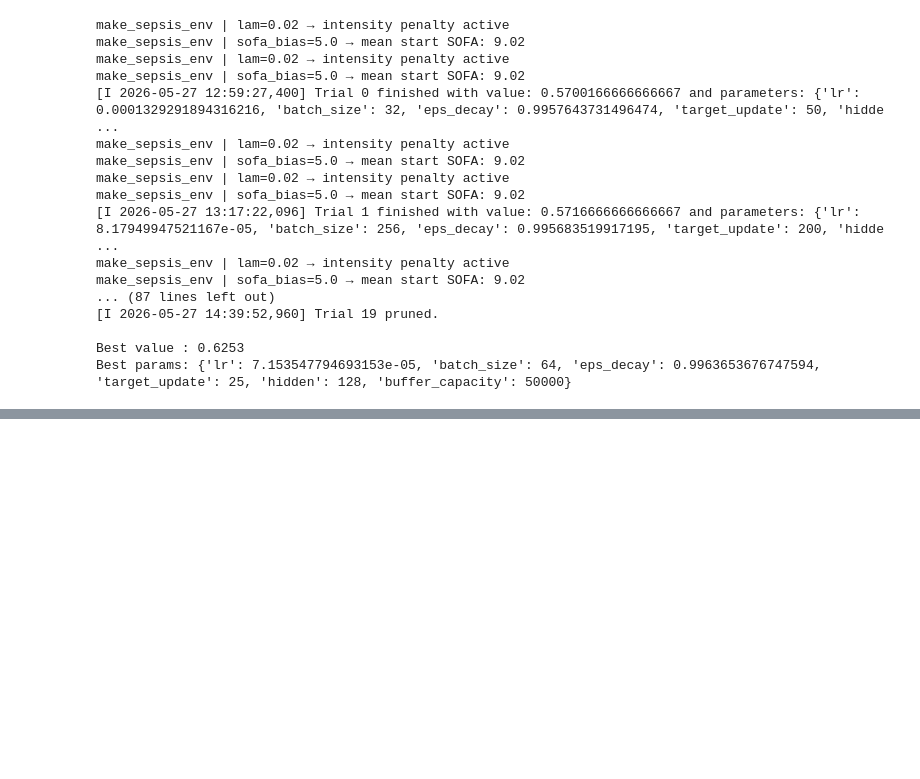
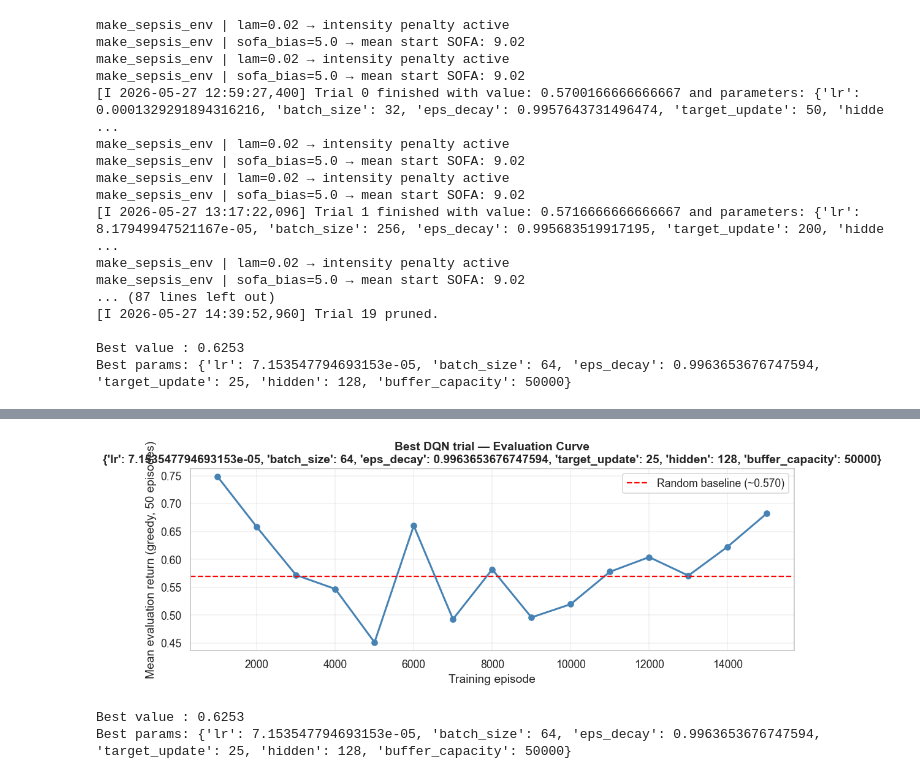
Before and after one commit to mariamiguel720/Reinforcement-Learning-Project-25-26, a Jupyter notebook: RL_Config_B.ipynb, the cells around one changed output, grey strips where cells are left out. Saved outputs shown, nothing was run; the diff lists cells and outputs as text; code cells hidden in the pictures; blank space fills up the shorter version.

```diff
--- a/RL_Config_B.ipynb
+++ b/RL_Config_B.ipynb
@@ -2027,3 +2065,8 @@ def plot_eval_curve(eval_history, label, color, baseline=None):
     ax.grid(alpha=0.3)
     plt.tight_layout()
     plt.show()
+# %%
+study = optuna.load_study(
+    study_name = 'dqn_config_b',
+    storage    = 'sqlite:///models/optuna_dqn.db',
+)
@@ -2029,0 +2091,15 @@ def plot_eval_curve(eval_history, label, color, baseline=None):
+# %%
+import optuna
+
+study = optuna.load_study(
+    study_name = 'dqn_config_b',
+    storage    = 'sqlite:///models/optuna_dqn.db',
+)
+
+# Best trial e os seus resultados
+print(f'Best value : {study.best_value:.4f}')
+print(f'Best params: {study.best_params}')
+
+# Todos os trials
+df = study.trials_dataframe()
+print(df)
@@ -2029,0 +2124,35 @@ def plot_eval_curve(eval_history, label, color, baseline=None):
+# %%
+import optuna
+
+# Load the existing study
+study = optuna.load_study(
+    study_name = 'dqn_config_b',
+    storage    = 'sqlite:///models/optuna_dqn.db',
+)
+
+# Extract best trial eval curve
+best_trial = study.best_trial
+intermediate = best_trial.intermediate_values  # {episode: mean_eval_return}
+
+episodes     = sorted(intermediate.keys())
+eval_returns = [intermediate[ep] for ep in episodes]
+
+# Plot
+fig, ax = plt.subplots(figsize=(10, 4))
+ax.plot(episodes, eval_returns, marker='o', color='steelblue', linewidth=2)
+ax.axhline(clinical_rand_mean, color='red', linestyle='--', linewidth=1.5,
+           label=f'Random baseline (~{clinical_rand_mean:.3f})')
+ax.set_xlabel('Training episode')
+ax.set_ylabel('Mean evaluation return (greedy, 50 episodes)')
+ax.set_title(f'Best DQN trial — Evaluation Curve\n{study.best_params}', fontweight='bold')
+ax.legend()
+ax.grid(alpha=0.3)
+plt.tight_layout()
+plt.show()
+
+print(f'Best value : {study.best_value:.4f}')
+print(f'Best params: {study.best_params}')
+# %% [output]
+[figure, added]
+Best value : 0.6253
+Best params: {'lr': 7.153547794693153e-05, 'batch_size': 64, 'eps_decay': 0.9963653676747594, 'target_update': 25, 'hidden': 128, 'buffer_capacity': 50000}
```
Also changed, not shown: parts of 11 cells of this notebook, 2 other files.
